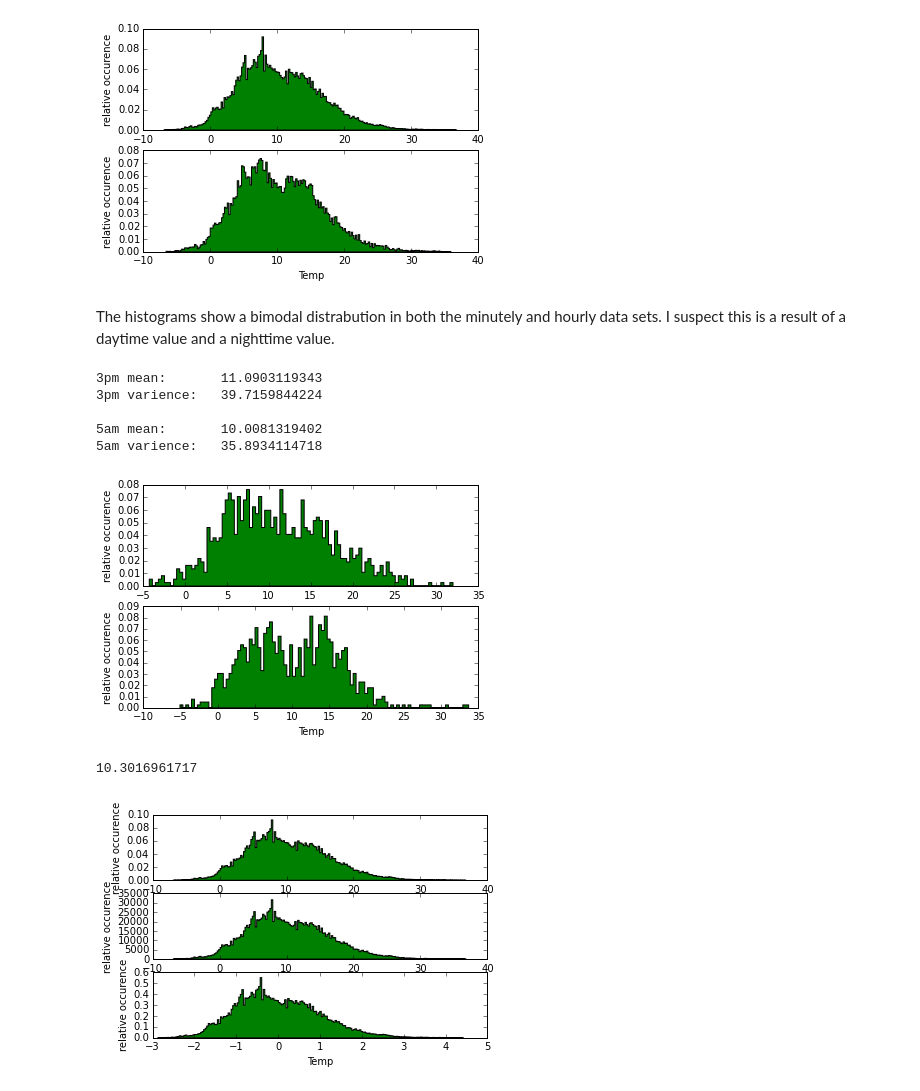
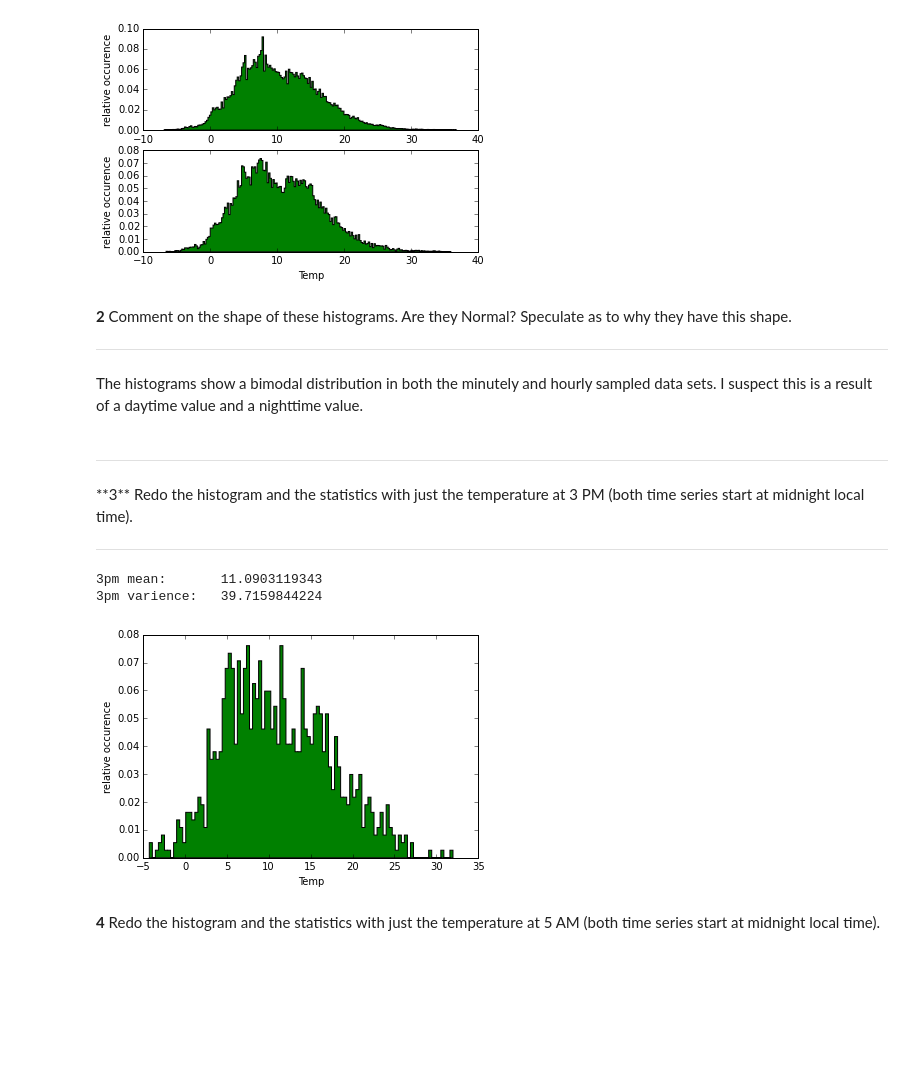
Before and after one commit to mpgriff/P411Assignments, a Jupyter notebook: p411a1-mattgriffiths.ipynb, the cells around one changed output. Cells and saved outputs as stored; diff of their text form; code cells hidden in the pictures; blank space fills up the shorter version.

```diff
--- a/p411a1-mattgriffiths.ipynb
+++ b/p411a1-mattgriffiths.ipynb
@@ -241,62 +359,33 @@ minute varience:        35.8238733916
 hour mean:              10.3387280591
 hour varience:          36.8172572917
 [figure]
+# %% [markdown]
+**2** Comment on the shape of these histograms.  Are they Normal?  Speculate as to why they have this shape.
+<hr>
 # %% [markdown]
-The histograms show a bimodal distrabution in both the minutely and hourly data sets. I suspect this is a result of a daytime value and a nighttime value.
+The histograms show a bimodal distribution in both the minutely and hourly sampled data sets. I suspect this is a result of a daytime value and a nighttime value.
+# %% [markdown]
+<hr>
+**3** Redo the histogram and the statistics with just the temperature at 3 PM (both time series start at midnight local time).
+<hr>
 # %%
 ThreePM = hourdata[15::24]
 FiveAM = hourdata[5::24]
 
 print "\n3pm mean: \t" + str(np.mean(ThreePM))
 print "3pm varience: \t" + str(np.var(ThreePM))
-print "\n5am mean: \t" + str(np.mean(FiveAM))
-print "5am varience: \t" + str(np.var(FiveAM))
 
 fig = plt.figure()
-ax = fig.add_subplot(2,1,1)
+ax = fig.add_subplot(1,1,1)
 numBins = 100
 ax.hist(ThreePM,numBins,histtype='stepfilled', color='green', normed=True)
 ax.set_xlabel('Temp')
 ax.set_ylabel('relative occurence')
 
-ax = fig.add_subplot(2,1,2)
-ax.hist(FiveAM, numBins, histtype='stepfilled', color='green', normed=True)
-ax.set_xlabel('Temp')
-ax.set_ylabel('relative occurence')
-
 plt.show()
 # %% [output]
 3pm mean:       11.0903119343
 3pm varience:   39.7159844224
-
-5am mean:       10.0081319402
-5am varience:   35.8934114718
-[figure, old version]
+[figure, new version]
-# %%
-fig = plt.figure()
-ax = fig.add_subplot(3,1,1)
-numBins = 200
-ax.hist(minutedata,numBins,histtype='stepfilled', color='green', normed=True)
-ax.set_xlabel('Temp')
-ax.set_ylabel('relative occurence')
-
-ax = fig.add_subplot(3,1,2)
-numBins = 200
-ax.hist(minutedata,numBins,histtype='stepfilled', color='green', normed=False)
-ax.set_xlabel('Temp')
-ax.set_ylabel('relative occurence')
-
-ax = fig.add_subplot(3,1,3)
-numBins = 200
-
-print np.mean(minutedata)
-b=(minutedata-np.mean(minutedata))/(np.std(minutedata))
-
-ax.hist(b,numBins,histtype='stepfilled', color='green', normed=True)
-ax.set_xlabel('Temp')
-ax.set_ylabel('relative occurence')
-
-plt.show()
-# %% [output]
-10.3016961717
-[figure, removed]
+# %% [markdown]
+**4** Redo the histogram and the statistics with just the temperature at 5 AM (both time series start at midnight local time).
```
Also changed, not shown: parts of 31 cells of this notebook, 1 other file.
